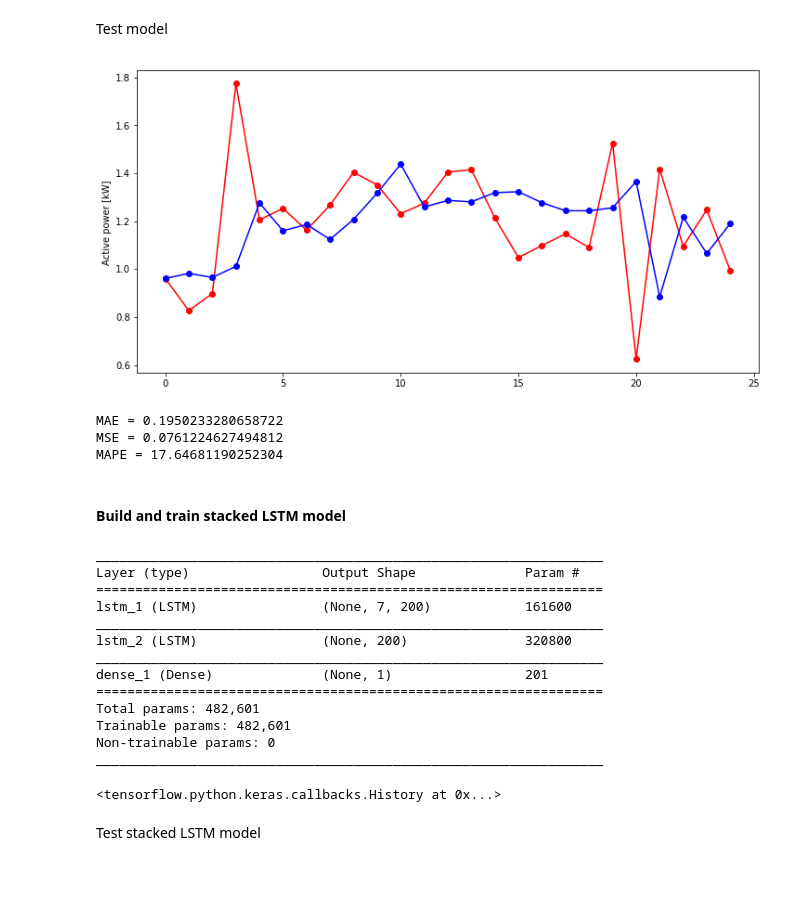
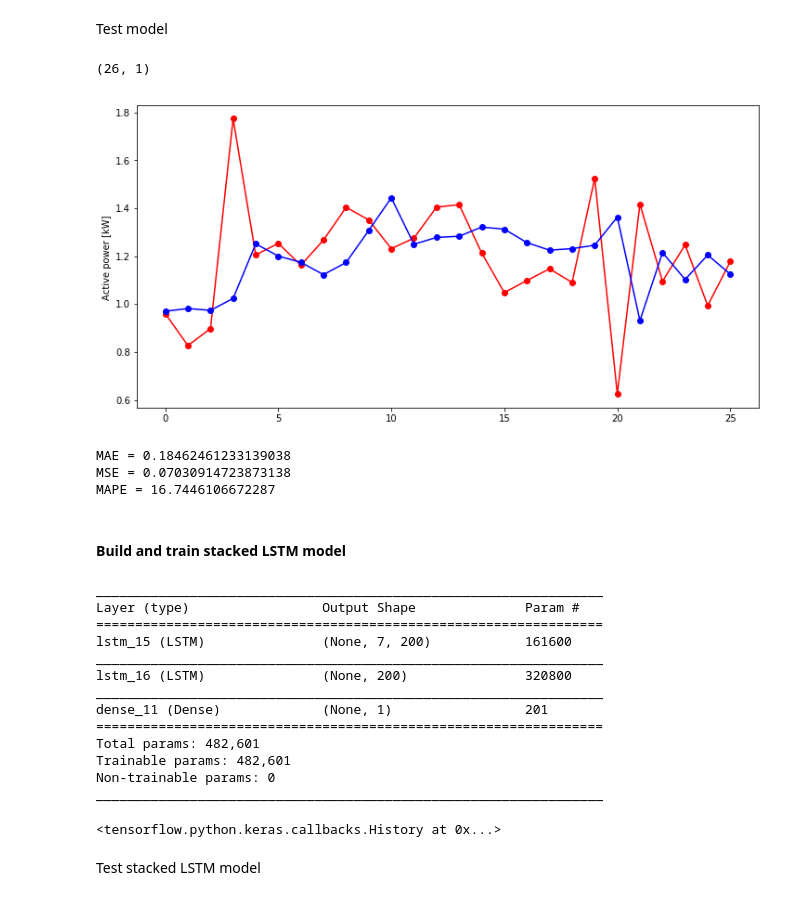
Before and after one commit to milosbozic/ml-conference-workshop, a Jupyter notebook: ml_conferece_wokshop.ipynb, the cells around one changed output. Saved outputs shown, nothing was run; the diff lists cells and outputs as text; code cells hidden in the pictures.

```diff
--- a/ml_conferece_wokshop.ipynb
+++ b/ml_conferece_wokshop.ipynb
@@ -244,7 +232,7 @@ def univariate_split(sequence, timesteps, horizon):
     end_ix = i + timesteps
     out_end_ix = end_ix + horizon
     #check if we are beyond the sequence
-    if out_end_ix > len(sequence)-1:
+    if out_end_ix > len(sequence):
       break
     # gather input and output parts of the pattern
     seq_x, seq_y = sequence[i:end_ix], sequence[end_ix:out_end_ix]
@@ -476,32 +452,36 @@ Test model
 # %%
 test_seq = test['Global_active_power'].values
 # We are doing prediction one step ahead and we can generate test sequence using same function as we used for traing sequence
 x_test, y_test = univariate_split(test_seq, timesteps, horizon)
 
+y_real = y_test
+print(y_real.shape)
+
 x_test = x_test.reshape((x_test.shape[0], timesteps, n_features))
 yhat = model.predict(x_test, verbose=0)
 
 plt.figure(figsize=(12,6))
-plt.plot(y_test, 'r', marker='o')
+plt.plot(y_real, 'r', marker='o')
 plt.plot(yhat, 'b', marker='o')
 plt.ylabel('Active power [kW] ')
 plt.show()
 
 from sklearn.metrics import mean_absolute_error, mean_squared_error
 
 # MAPE implementation
 def MAPE(y_true, y_pred):
     return np.mean(np.abs((y_true - y_pred) / y_true)) * 100
 
 # Calc errors
-print('MAE = {}'.format(mean_absolute_error(y_test, yhat)))
-print('MSE = {}'.format(mean_squared_error(y_test, yhat)))
-print('MAPE = {}'.format(MAPE(y_test, yhat)))
+print('MAE = {}'.format(mean_absolute_error(y_real, yhat)))
+print('MSE = {}'.format(mean_squared_error(y_real, yhat)))
+print('MAPE = {}'.format(MAPE(y_real, yhat)))
 # %% [output]
+(26, 1)
-[figure, old version]
+[figure, new version]
-MAE = 0.1950233280658722
-MSE = 0.0761224627494812
-MAPE = 17.64681190252304
+MAE = 0.18462461233139038
+MSE = 0.07030914723873138
+MAPE = 16.7446106672287
 # %% [markdown]
 #### Build and train stacked LSTM model
 # %%
@@ -521,11 +501,11 @@ model_s.fit(X, y, epochs=100, verbose=0)
 _________________________________________________________________
 Layer (type)                 Output Shape              Param #
 =================================================================
-lstm_1 (LSTM)                (None, 7, 200)            161600
+lstm_15 (LSTM)               (None, 7, 200)            161600
 _________________________________________________________________
-lstm_2 (LSTM)                (None, 200)               320800
+lstm_16 (LSTM)               (None, 200)               320800
 _________________________________________________________________
-dense_1 (Dense)              (None, 1)                 201
+dense_11 (Dense)             (None, 1)                 201
 =================================================================
 Total params: 482,601
 Trainable params: 482,601
```
Also changed, not shown: parts of 27 cells of this notebook.
